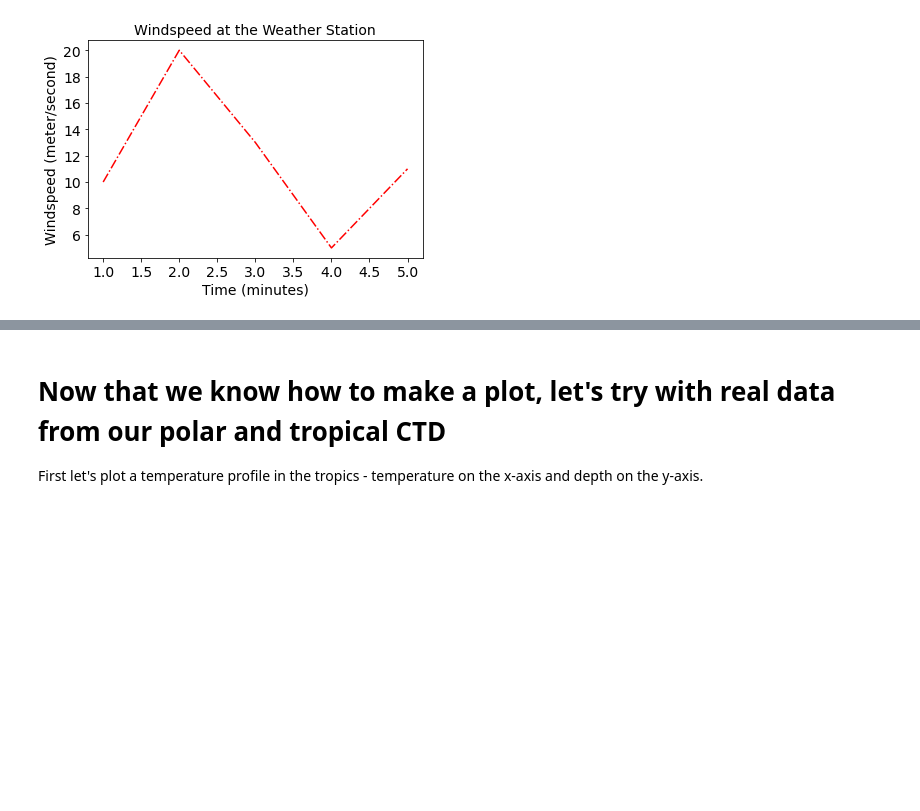
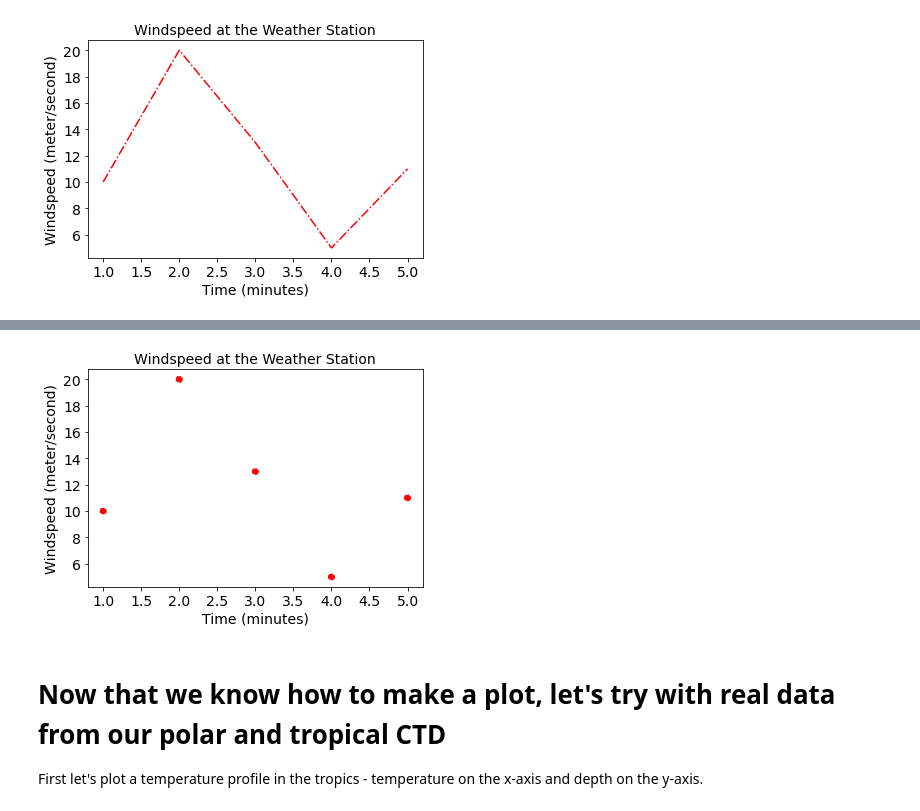
Before and after one commit to pyclub-cu/classes, a Jupyter notebook: Week_7_Data_Visualization.ipynb, the cells around one changed output, grey strips where cells are left out. Drawn from its saved outputs; the diff is of its cells as text; code cells hidden in the pictures; blank space fills up the shorter version.

```diff
--- a/Week_7_Data_Visualization.ipynb
+++ b/Week_7_Data_Visualization.ipynb
@@ -155,22 +152,15 @@ Remember to add readable and informative labels!
 # %%
 # Now you try!
-# In this cell wrtie the code to make a scatter plot of our windspeed data
-# try using c = 'put_color_here' to change the color of the markers (e.g. 'red','blue','green')
-# try using marker = 'put_shape_here' to change the shape of the markers (e.g. '.', 'o','d')
-# try using s = 'put_size_here' to make the markers larger (e.g. '10', '50', '100')
-# remember to add axis labels and a title!
 
-# We can make it pretty
-# leave the text here and show them where they can make the changes.  then maybe they share screen to see what kind of plots they made
-
-plt.scatter(x,y, color = 'r', linestyle = '-.') #r makes the line red, -. makes a dash dot line
+plt.scatter(x,y, 'add color, marker, size here') #r makes the line red, -. makes a dash dot line
 # the format plt.plot(x-axis_data, y-axis_data, other changes)
-plt.ylabel('Windspeed (meter/second)',fontsize = 14) #increase the size of the words
-plt.xlabel('Time (minutes)',fontsize = 14)
-plt.title('Windspeed at the Weather Station',fontsize = 14)
-plt.xticks(fontsize = 14) #increase the size of the tick labels
-plt.yticks(fontsize = 14)
-plt.show()
+plt.ylabel('your label','change fontsize here') #increase the size of the words
+plt.xlabel()
+plt.title()
+plt.xticks(fontsize = ) #increase the size of the tick labels
+plt.yticks(fontsize = )
+# %% [output]
+[figure, added]
 # %% [markdown]
 # Now that we know how to make a plot, let's try with real data from our polar and tropical CTD
 
```
Also changed, not shown: parts of 17 cells of this notebook.
